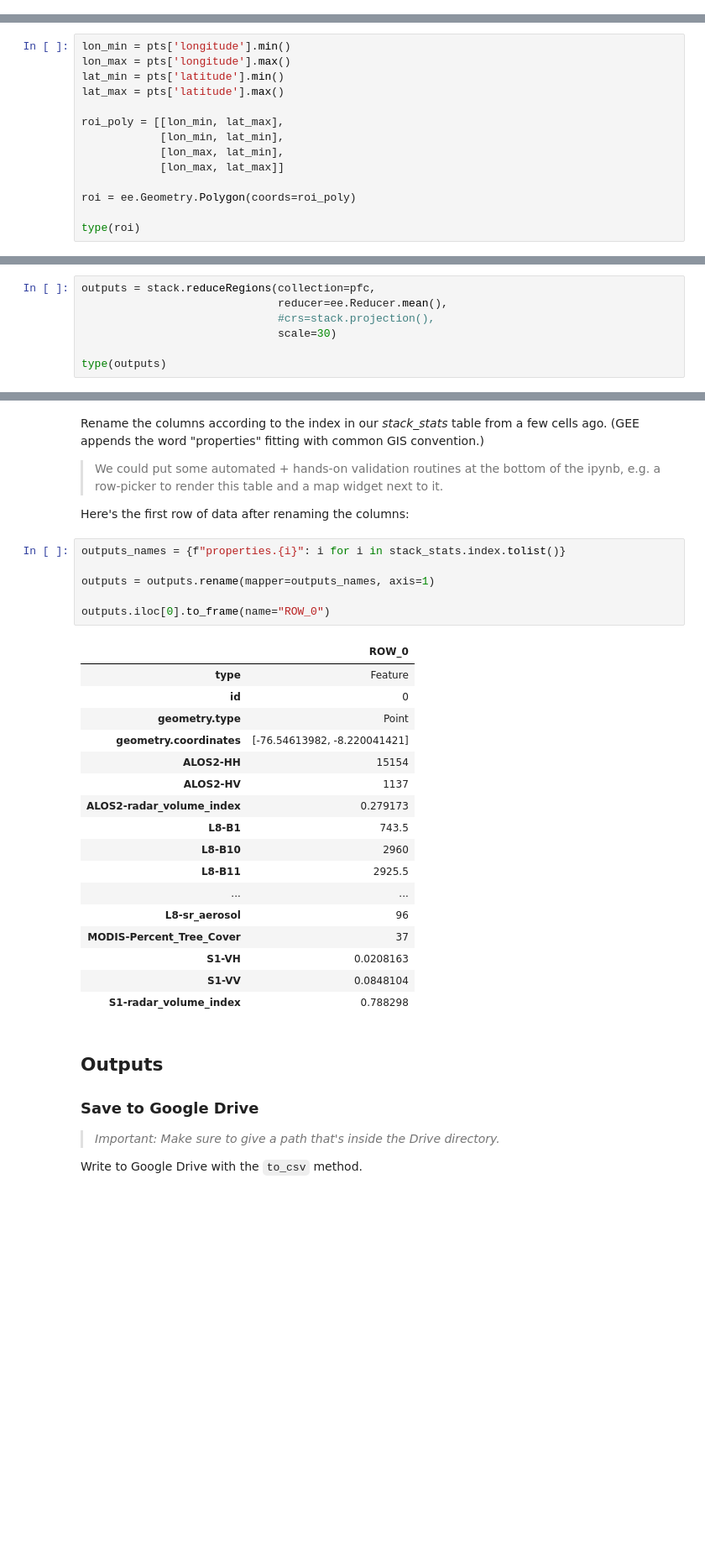
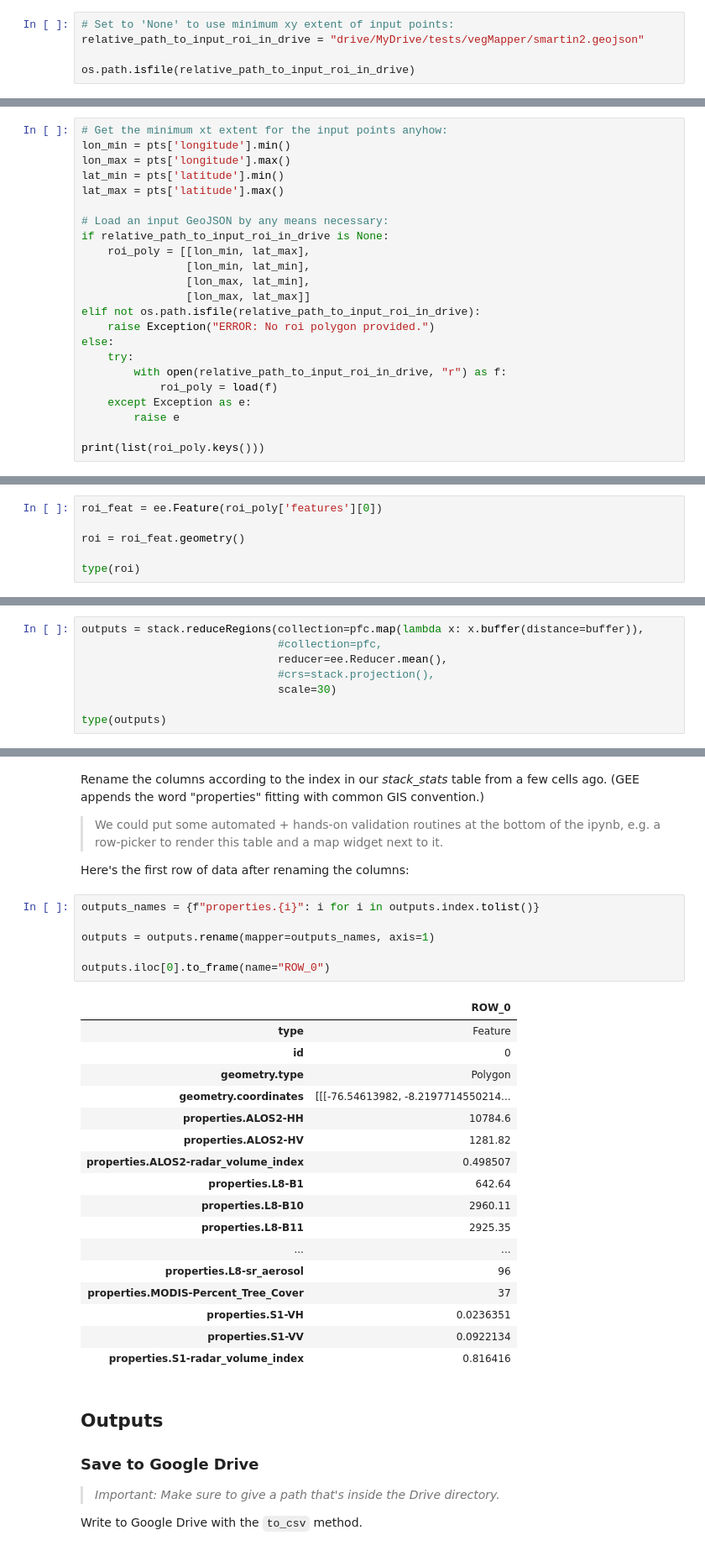
Before and after one commit to NaiaraSPinto/VegMapper, a Jupyter notebook: gee/vegMapper.ipynb, the cells around one changed output, grey strips where cells are left out. Shown: that part at 84% size. Saved outputs shown, nothing was run; the diff lists cells and outputs as text; blank space fills up the shorter version.

```diff
--- a/gee/vegMapper.ipynb
+++ b/gee/vegMapper.ipynb
@@ -215,0 +301,5 @@ Get the minimum bounding extent of the points in the input CSV. Add an arbitrary
+# %%
+# Set to 'None' to use minimum xy extent of input points:
+relative_path_to_input_roi_in_drive = "drive/MyDrive/tests/vegMapper/smartin2.geojson"
+
+os.path.isfile(relative_path_to_input_roi_in_drive)
@@ -216,15 +308,24 @@ Get the minimum bounding extent of the points in the input CSV. Add an arbitrary
 # %%
+# Get the minimum xt extent for the input points anyhow:
 lon_min = pts['longitude'].min()
 lon_max = pts['longitude'].max()
 lat_min = pts['latitude'].min()
 lat_max = pts['latitude'].max()
 
-roi_poly = [[lon_min, lat_max],
-            [lon_min, lat_min],
-            [lon_max, lat_min],
-            [lon_max, lat_max]]
+# Load an input GeoJSON by any means necessary:
+if relative_path_to_input_roi_in_drive is None:
+    roi_poly = [[lon_min, lat_max],
+                [lon_min, lat_min],
+                [lon_max, lat_min],
+                [lon_max, lat_max]]
+elif not os.path.isfile(relative_path_to_input_roi_in_drive):
+    raise Exception("ERROR: No roi polygon provided.")
+else:
+    try:
+        with open(relative_path_to_input_roi_in_drive, "r") as f:
+            roi_poly = load(f)
+    except Exception as e:
+        raise e
 
-roi = ee.Geometry.Polygon(coords=roi_poly)
-
-type(roi)
+print(list(roi_poly.keys()))
 # %% [output]
@@ -231,0 +333,6 @@ ee.geometry.Geometry
+# %%
+roi_feat = ee.Feature(roi_poly['features'][0])
+
+roi = roi_feat.geometry()
+
+type(roi)
@@ -595,5 +712,6 @@ Map over the feature collection after building the stack.
 # %%
-outputs = stack.reduceRegions(collection=pfc,
+outputs = stack.reduceRegions(collection=pfc.map(lambda x: x.buffer(distance=buffer)),
+                              #collection=pfc,
                               reducer=ee.Reducer.mean(),
                               #crs=stack.projection(),
                               scale=30)
@@ -624,29 +742,29 @@ Rename the columns according to the index in our *stack_stats* table from a few
 
 Here's the first row of data after renaming the columns:
 # %%
-outputs_names = {f"properties.{i}": i for i in stack_stats.index.tolist()}
+outputs_names = {f"properties.{i}": i for i in outputs.index.tolist()}
 
 outputs = outputs.rename(mapper=outputs_names, axis=1)
 
 outputs.iloc[0].to_frame(name="ROW_0")
 # %% [output]
 |  | ROW_0 |
 | type | Feature |
 | id | 0 |
-| geometry.type | Point |
-| geometry.coordinates | [-76.54613982, -8.220041421] |
-| ALOS2-HH | 15154 |
-| ALOS2-HV | 1137 |
-| ALOS2-radar_volume_index | 0.279173 |
-| L8-B1 | 743.5 |
-| L8-B10 | 2960 |
-| L8-B11 | 2925.5 |
+| geometry.type | Polygon |
+| geometry.coordinates | [[[-76.54613982, -8.2197714550214... |
+| properties.ALOS2-HH | 10784.6 |
+| properties.ALOS2-HV | 1281.82 |
+| properties.ALOS2-radar_volume_index | 0.498507 |
+| properties.L8-B1 | 642.64 |
+| properties.L8-B10 | 2960.11 |
+| properties.L8-B11 | 2925.35 |
 | ... | ... |
-| L8-sr_aerosol | 96 |
-| MODIS-Percent_Tree_Cover | 37 |
-| S1-VH | 0.0208163 |
-| S1-VV | 0.0848104 |
-| S1-radar_volume_index | 0.788298 |
+| properties.L8-sr_aerosol | 96 |
+| properties.MODIS-Percent_Tree_Cover | 37 |
+| properties.S1-VH | 0.0236351 |
+| properties.S1-VV | 0.0922134 |
+| properties.S1-radar_volume_index | 0.816416 |
 # %% [markdown]
 ## Outputs
 
```
Also changed, not shown: parts of 37 cells of this notebook.
